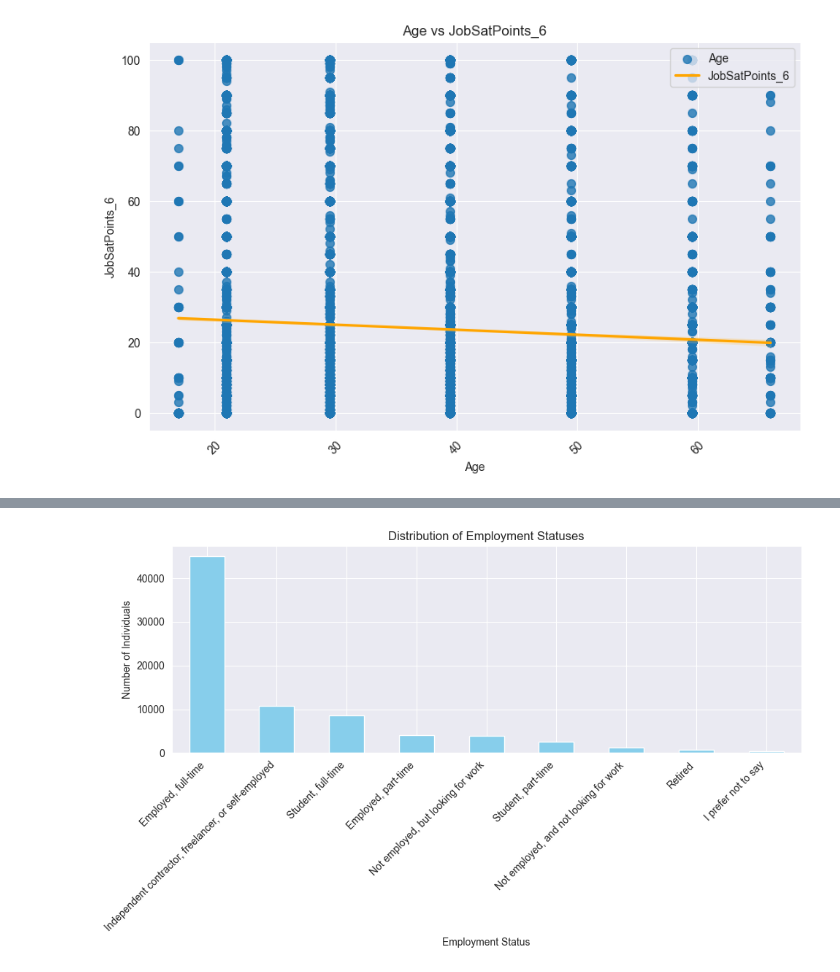
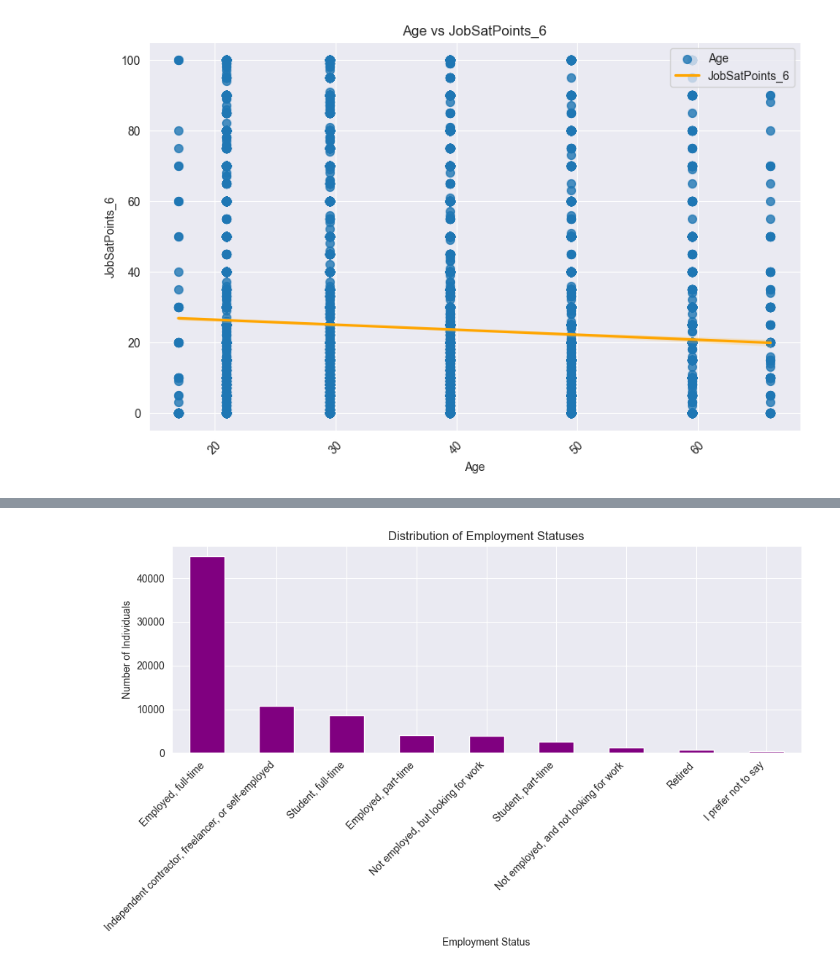
Before and after one commit to Hasan082/Data-Analysis, a Jupyter notebook: Capstone_project/Scatter_Plot_rdms.ipynb, the cells around one changed output, grey strips where cells are left out. Saved outputs shown, nothing was run; the diff lists cells and outputs as text; code cells hidden in the pictures.

Commit message:
Employment type, JobSat_6 and Yearly COmpnesation done

```diff
--- a/Capstone_project/Scatter_Plot_rdms.ipynb
+++ b/Capstone_project/Scatter_Plot_rdms.ipynb
@@ -163,17 +132,19 @@ employment_dummies
 # %%
 import matplotlib.pyplot as plt
 
+employment_dummies = df['Employment'].str.get_dummies(sep=';')
+employment_dummies
 # Sum the occurrences of each employment status
 employment_counts = employment_dummies.sum().sort_values(ascending=False)
 
 # Plot the distribution
 plt.figure(figsize=(10, 6))
-employment_counts.plot(kind='bar', color='skyblue')
+employment_counts.plot(kind='bar', color='purple')
 plt.xlabel('Employment Status')
 plt.ylabel('Number of Individuals')
 plt.title('Distribution of Employment Statuses')
 plt.xticks(rotation=45, ha='right')
 plt.tight_layout()
 plt.show()
 # %% [output]
-[figure, old version]
+[figure, new version]
```
Also changed, not shown: parts of 16 cells of this notebook.
